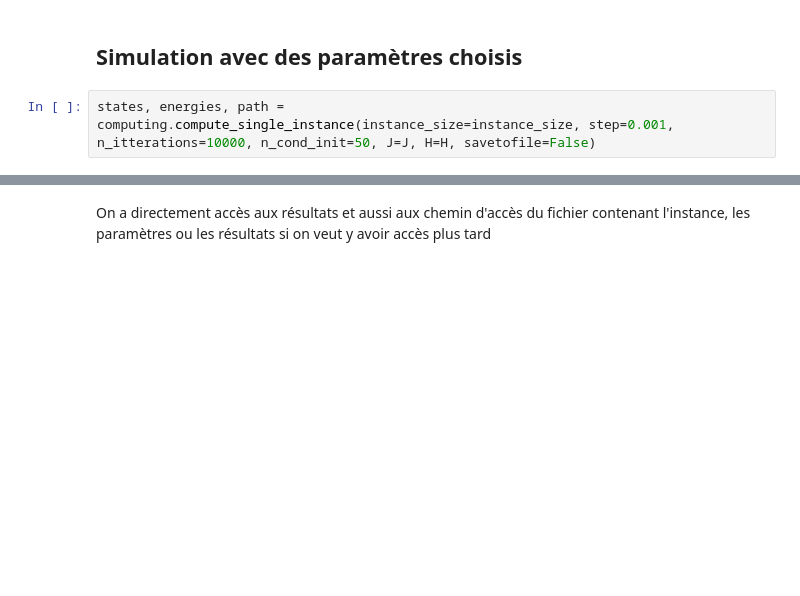
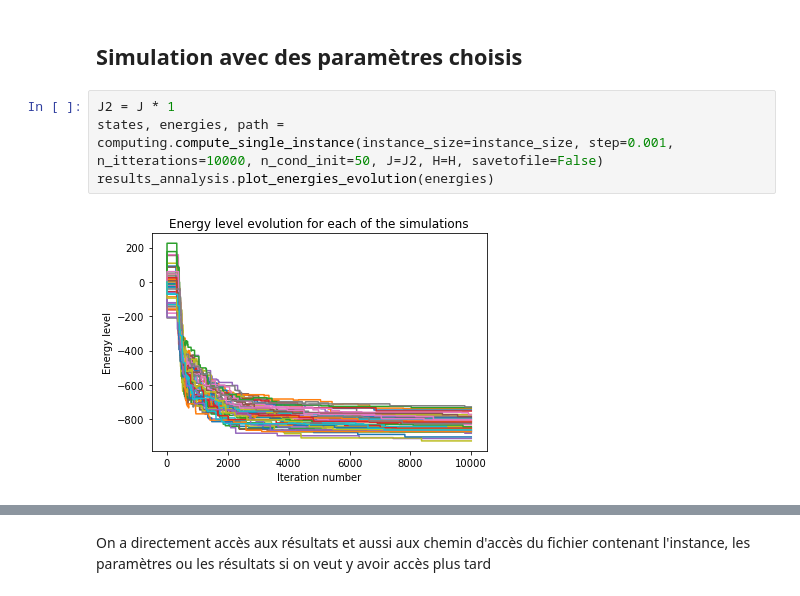
Before and after one commit to NESRINE202/SB_Algorithm_applications, a Jupyter notebook: example_notebook.ipynb, the cells around one changed output, grey strips where cells are left out. Drawn from its saved outputs; the diff is of its cells as text; blank space fills up the shorter version.

```diff
--- a/example_notebook.ipynb
+++ b/example_notebook.ipynb
@@ -21,4 +21,8 @@ J, H = instance_genrerantion.generate_instance(size=instance_size)
 # %% [markdown]
 ## Simulation avec des paramètres choisis
 # %%
-states, energies, path = computing.compute_single_instance(instance_size=instance_size, step=0.001, n_itterations=10000, n_cond_init=50, J=J, H=H, savetofile=False)
+J2 = J * 1
+states, energies, path = computing.compute_single_instance(instance_size=instance_size, step=0.001, n_itterations=10000, n_cond_init=50, J=J2, H=H, savetofile=False)
+results_annalysis.plot_energies_evolution(energies)
+# %% [output]
+[figure, added]
```
Also changed, not shown: parts of 6 cells of this notebook, 3 other files.
